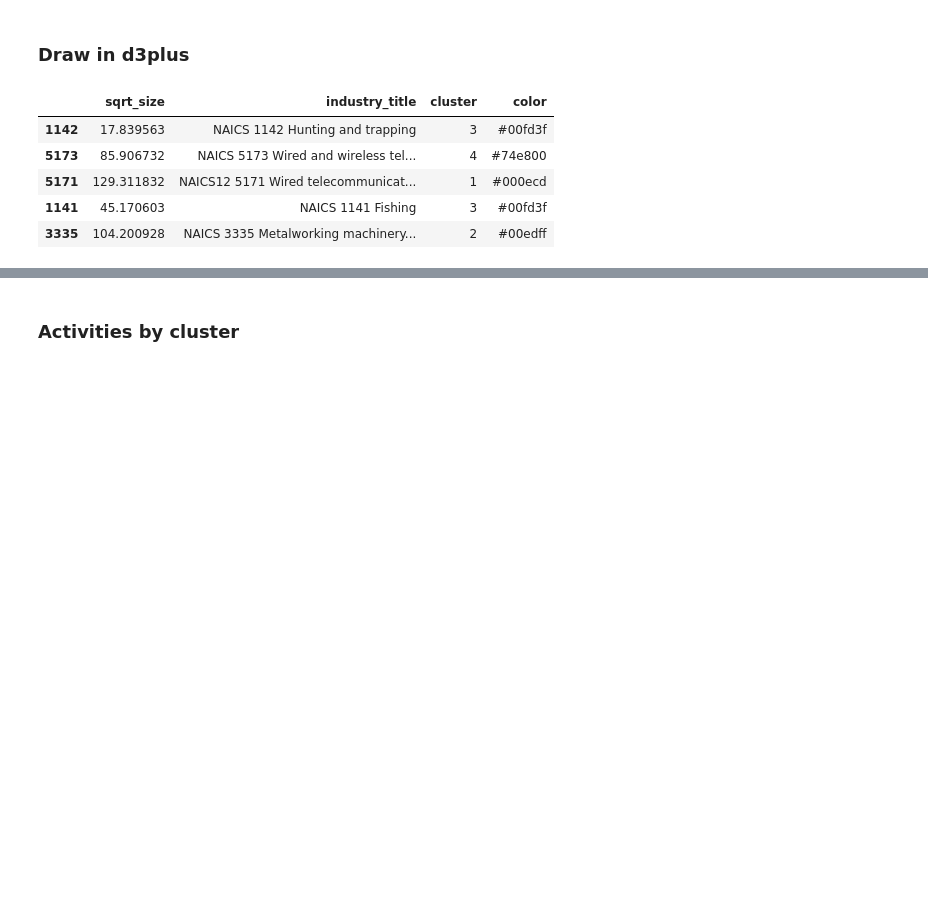
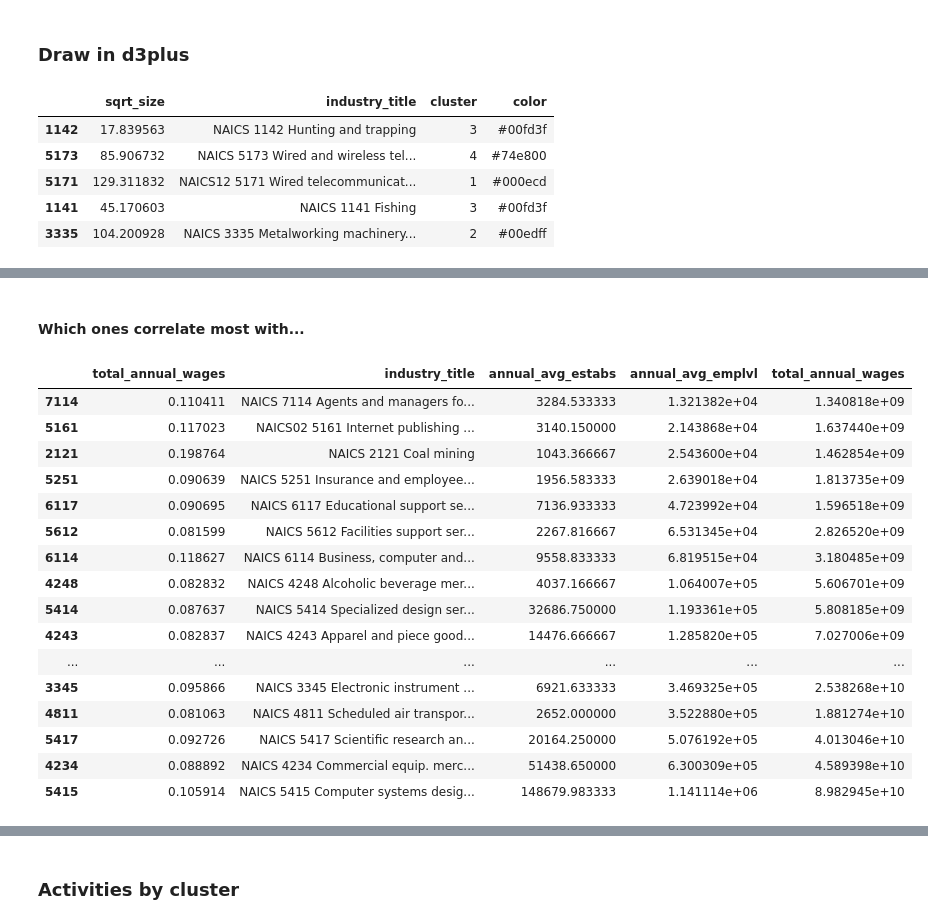
Before and after one commit to matuteiglesias/geo-correlation-structures, a Jupyter notebook: USA industries - Analysis.ipynb, the cells around one changed output, grey strips where cells are left out. Cells and saved outputs as stored; diff of their text form; code cells hidden in the pictures; blank space fills up the shorter version.

```diff
--- a/USA industries - Analysis.ipynb
+++ b/USA industries - Analysis.ipynb
@@ -388,6 +398,34 @@ ps.draw(nodes_)
 # %% [output]
 [interactive output not drawn]
 [interactive output not drawn]
+# %% [markdown]
+#### Which ones correlate most with...
+# %%
+target = 'total_annual_wages' # POPESTIMATE2010 	total_annual_wages 	ALAND
+
+pop_nodes = X_[[target]].sort_values(target).tail(20)
+
+pop_nodes = pd.concat([pop_nodes, nodes[['industry_title']], df_indu], axis = 1, sort = False).dropna()
+
+pop_nodes.sort_values(by = 'annual_avg_emplvl')
+# %% [output]
+|  | total_annual_wages | industry_title | annual_avg_estabs | annual_avg_emplvl | total_annual_wages |
+| 7114 | 0.110411 | NAICS 7114 Agents and managers fo... | 3284.533333 | 1.321382e+04 | 1.340818e+09 |
+| 5161 | 0.117023 | NAICS02 5161 Internet publishing ... | 3140.150000 | 2.143868e+04 | 1.637440e+09 |
+| 2121 | 0.198764 | NAICS 2121 Coal mining | 1043.366667 | 2.543600e+04 | 1.462854e+09 |
+| 5251 | 0.090639 | NAICS 5251 Insurance and employee... | 1956.583333 | 2.639018e+04 | 1.813735e+09 |
+| 6117 | 0.090695 | NAICS 6117 Educational support se... | 7136.933333 | 4.723992e+04 | 1.596518e+09 |
+| 5612 | 0.081599 | NAICS 5612 Facilities support ser... | 2267.816667 | 6.531345e+04 | 2.826520e+09 |
+| 6114 | 0.118627 | NAICS 6114 Business, computer and... | 9558.833333 | 6.819515e+04 | 3.180485e+09 |
+| 4248 | 0.082832 | NAICS 4248 Alcoholic beverage mer... | 4037.166667 | 1.064007e+05 | 5.606701e+09 |
+| 5414 | 0.087637 | NAICS 5414 Specialized design ser... | 32686.750000 | 1.193361e+05 | 5.808185e+09 |
+| 4243 | 0.082837 | NAICS 4243 Apparel and piece good... | 14476.666667 | 1.285820e+05 | 7.027006e+09 |
+| ... | ... | ... | ... | ... | ... |
+| 3345 | 0.095866 | NAICS 3345 Electronic instrument ... | 6921.633333 | 3.469325e+05 | 2.538268e+10 |
+| 4811 | 0.081063 | NAICS 4811 Scheduled air transpor... | 2652.000000 | 3.522880e+05 | 1.881274e+10 |
+| 5417 | 0.092726 | NAICS 5417 Scientific research an... | 20164.250000 | 5.076192e+05 | 4.013046e+10 |
+| 4234 | 0.088892 | NAICS 4234 Commercial equip. merc... | 51438.650000 | 6.300309e+05 | 4.589398e+10 |
+| 5415 | 0.105914 | NAICS 5415 Computer systems desig... | 148679.983333 | 1.141114e+06 | 8.982945e+10 |
 # %%
 ps = d3plus.ProductSpace(
 id="name",
```
Also changed, not shown: parts of 7 cells of this notebook, 2 other files.
